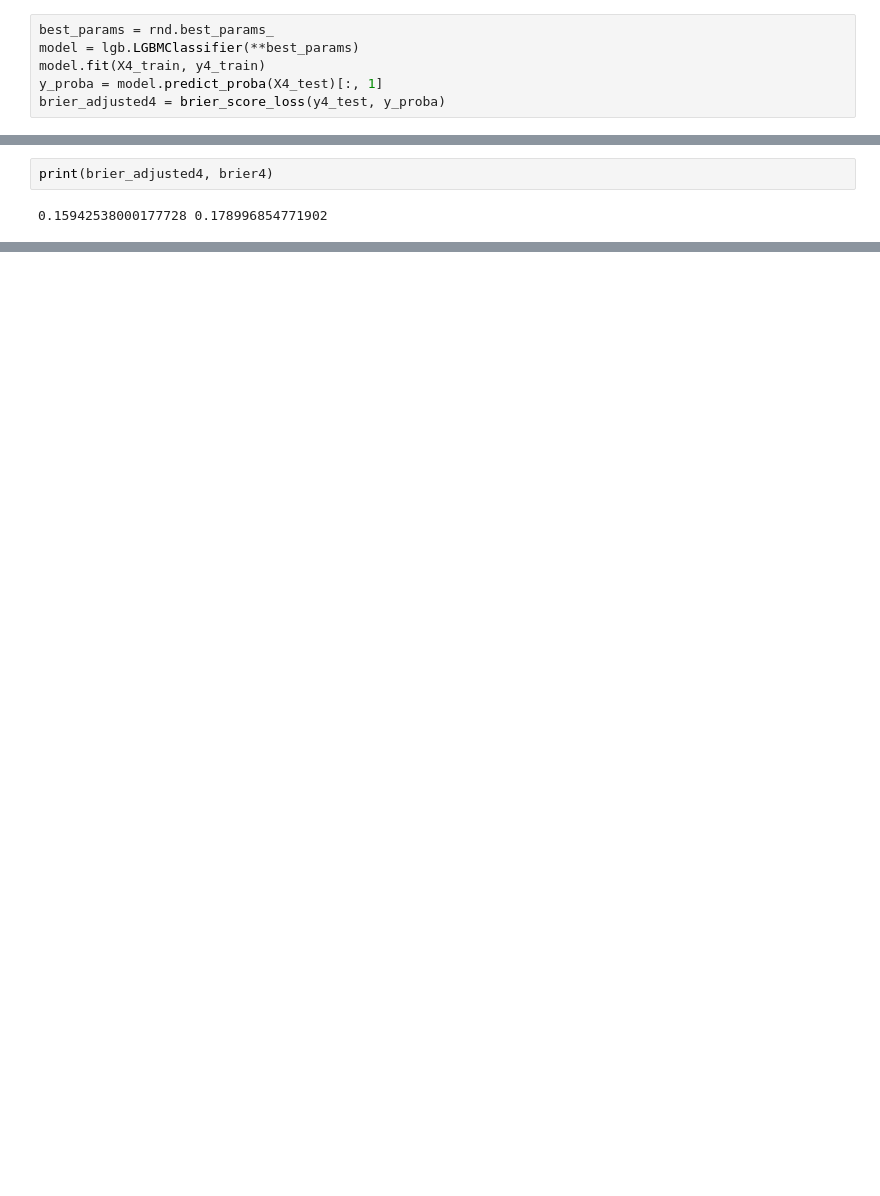
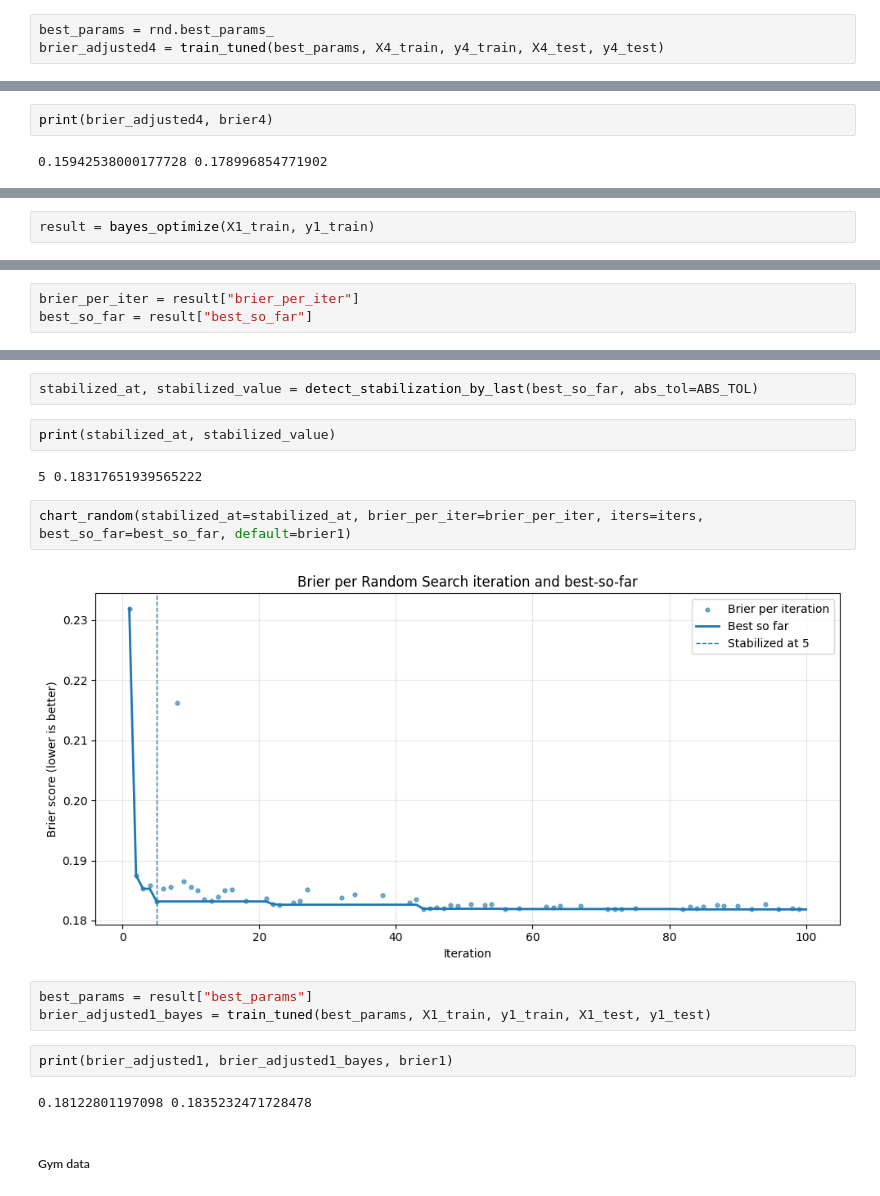
Before and after one commit to Wysocki-Piotr/Hyperparameter-optimization, a Jupyter notebook: LightGBM.ipynb, the cells around one changed output, grey strips where cells are left out. Cells and saved outputs as stored; diff of their text form; blank space fills up the shorter version.

```diff
--- a/LightGBM.ipynb
+++ b/LightGBM.ipynb
@@ -493,10 +508,7 @@ chart_random(stabilized_at=stabilized_at, brier_per_iter=brier_per_iter, iters=i
 [figure]
 # %%
 best_params = rnd.best_params_
-model = lgb.LGBMClassifier(**best_params)
-model.fit(X4_train, y4_train)
-y_proba = model.predict_proba(X4_test)[:, 1]
-brier_adjusted4 = brier_score_loss(y4_test, y_proba)
+brier_adjusted4 = train_tuned(best_params, X4_train, y4_train, X4_test, y4_test)
 # %% [output]
 [LightGBM] [Warning] min_data_in_leaf is set=15, min_child_samples=20 will be ignored. Current value: min_data_in_leaf=15
 [LightGBM] [Warning] lambda_l1 is set=1.3783040076490758, reg_alpha=0.0 will be ignored. Current value: lambda_l1=1.3783040076490758
@@ -521,0 +625,2 @@ print(brier_adjusted4, brier4)
+# %%
+result = bayes_optimize(X1_train, y1_train)
@@ -521,0 +645,3 @@ print(brier_adjusted4, brier4)
+# %%
+brier_per_iter = result["brier_per_iter"]
+best_so_far = result["best_so_far"]
@@ -521,0 +658,19 @@ print(brier_adjusted4, brier4)
+# %%
+stabilized_at, stabilized_value = detect_stabilization_by_last(best_so_far, abs_tol=ABS_TOL)
+# %%
+print(stabilized_at, stabilized_value)
+# %% [output]
+5 0.18317651939565222
+# %%
+chart_random(stabilized_at=stabilized_at, brier_per_iter=brier_per_iter, iters=iters, best_so_far=best_so_far, default=brier1)
+# %% [output]
+[figure, added]
+# %%
+best_params = result["best_params"]
+brier_adjusted1_bayes = train_tuned(best_params, X1_train, y1_train, X1_test, y1_test)
+# %%
+print(brier_adjusted1, brier_adjusted1_bayes, brier1)
+# %% [output]
+0.18122801197098 0.1835232471728478
+# %% [markdown]
+##### Gym data
```
Also changed, not shown: parts of 37 cells of this notebook.
